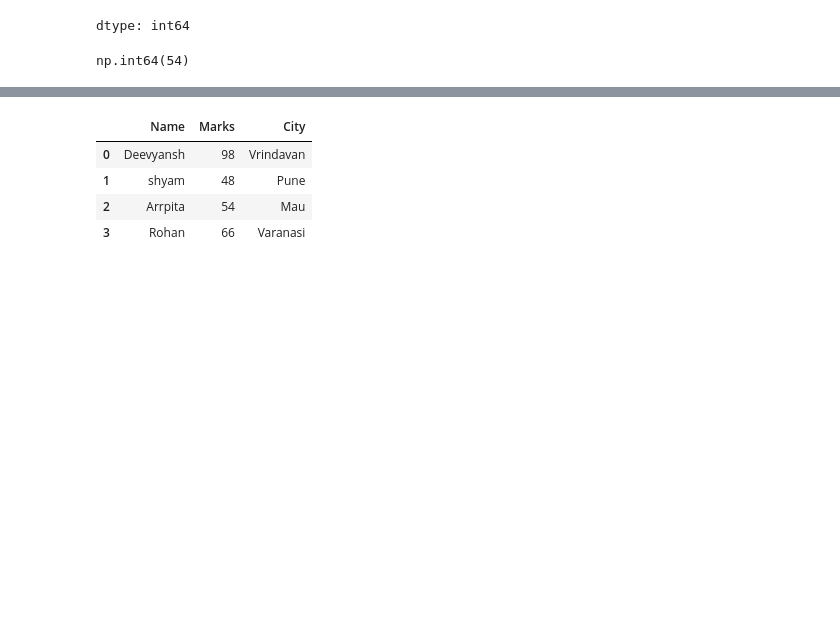
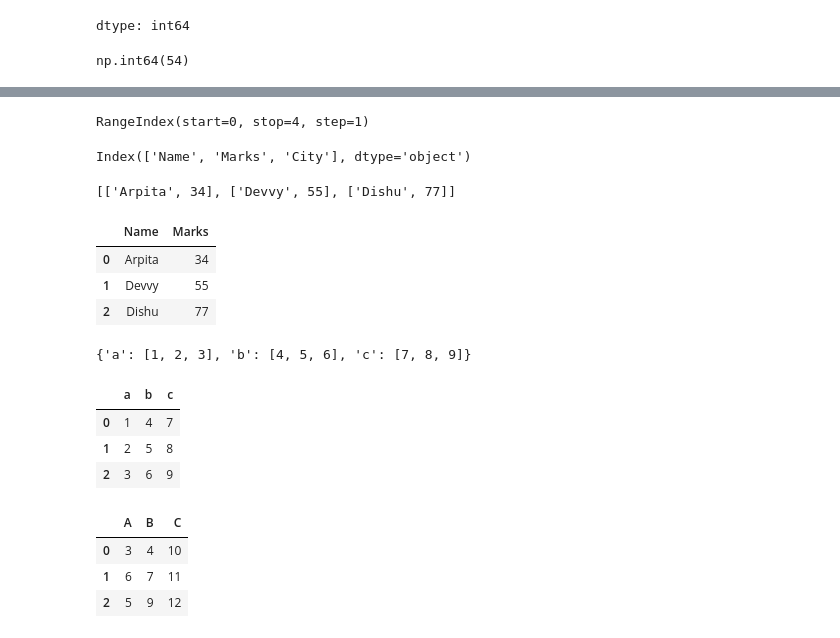
Before and after one commit to arpitad001/AlgoLab, a Jupyter notebook: PANDAS.ipynb, the cells around one changed output, grey strips where cells are left out. Drawn from its saved outputs; the diff is of its cells as text; code cells hidden in the pictures; blank space fills up the shorter version.

```diff
--- a/PANDAS.ipynb
+++ b/PANDAS.ipynb
@@ -45,8 +57,48 @@ data={"Name":["Deevyansh","shyam","Arrpita","Rohan"],"Marks":[98,48,54,66],"City
+# %%
+df.index
+# %% [output]
+RangeIndex(start=0, stop=4, step=1)
+# %%
+df.columns
+# %% [output]
+Index(['Name', 'Marks', 'City'], dtype='object')
+# %%
+# CREATING DATA FRAMES
+# 1. From Python Lists
+import pandas as pd
+data=[['Arpita',34],['Devvy',55],['Dishu',77]]
+data
+# %% [output]
+[['Arpita', 34], ['Devvy', 55], ['Dishu', 77]]
 # %%
-pd.DataFrame(data)
+pd.DataFrame(data,columns=["Name","Marks"])
 # %% [output]
-|  | Name | Marks | City |
-| 0 | Deevyansh | 98 | Vrindavan |
-| 1 | shyam | 48 | Pune |
-| 2 | Arrpita | 54 | Mau |
-| 3 | Rohan | 66 | Varanasi |
+|  | Name | Marks |
+| 0 | Arpita | 34 |
+| 1 | Devvy | 55 |
+| 2 | Dishu | 77 |
+# %%
+# 2. From dictionary to lists
+data={"a":[1,2,3],"b":[4,5,6],"c":[7,8,9]}
+data
+# %% [output]
+{'a': [1, 2, 3], 'b': [4, 5, 6], 'c': [7, 8, 9]}
+# %%
+df=pd.DataFrame(data)
+df
+# %% [output]
+|  | a | b | c |
+| 0 | 1 | 4 | 7 |
+| 1 | 2 | 5 | 8 |
+| 2 | 3 | 6 | 9 |
+# %%
+# 3. From NumPy arrays
+import numpy as np
+arr=np.array([[3,4,10], [6,7,11], [5,9,12]])
+df=pd.DataFrame(arr,columns=["A","B","C"])
+df
+# %% [output]
+|  | A | B | C |
+| 0 | 3 | 4 | 10 |
+| 1 | 6 | 7 | 11 |
+| 2 | 5 | 9 | 12 |
```
Also changed, not shown: parts of 10 cells of this notebook.
